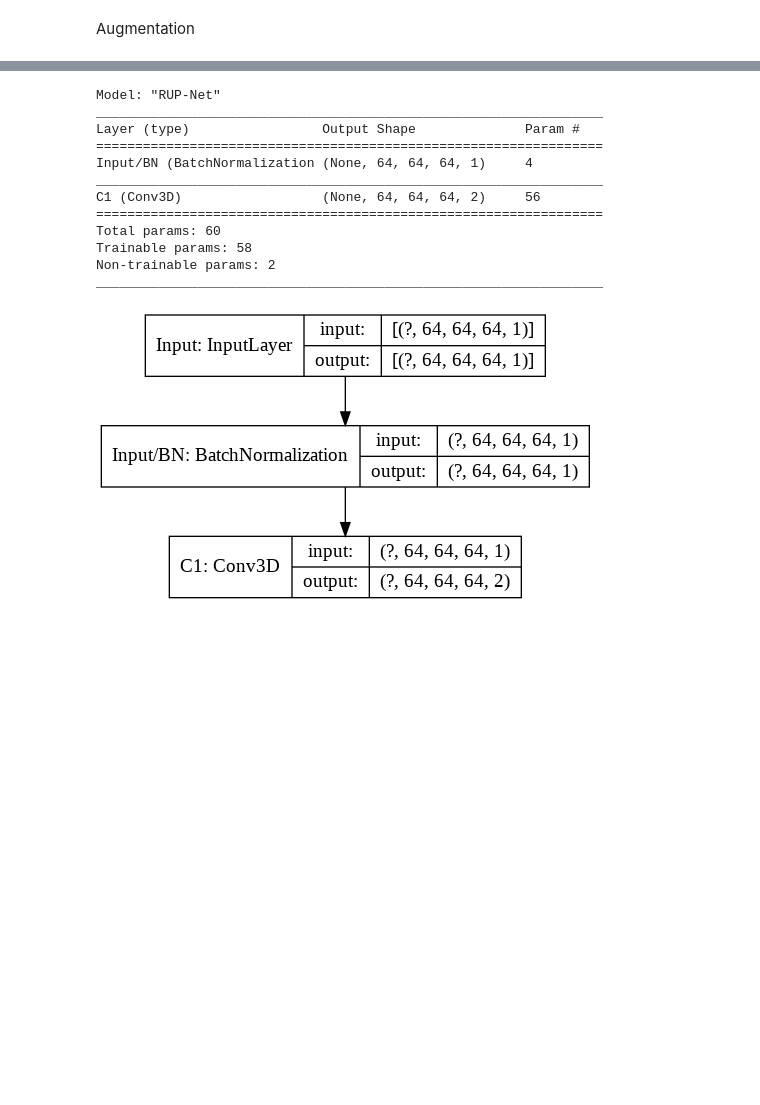
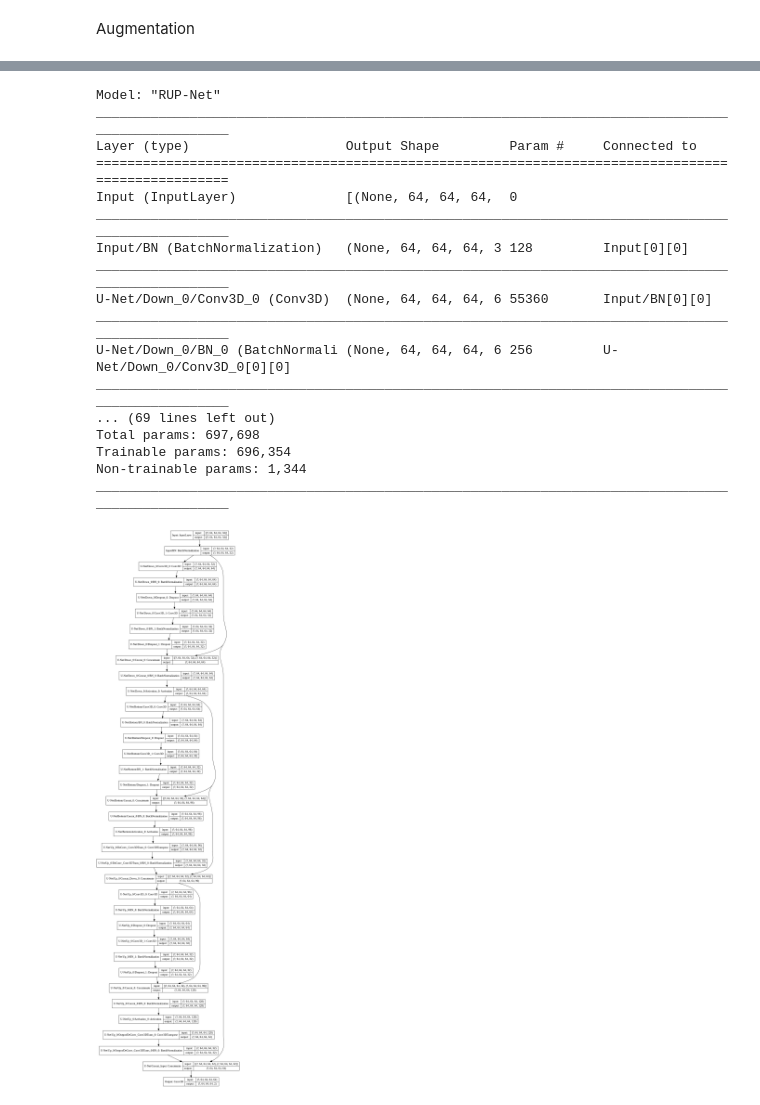
Before and after one commit to DarisaLLC/RUP-Net, a Jupyter notebook: RUP_Net.ipynb, the cells around one changed output, grey strips where cells are left out. Cells and saved outputs as stored; diff of their text form; code cells hidden in the pictures; blank space fills up the shorter version.

Commit message:
1. ResNet done. 2. U-Net done. 3. Pooling done. 4. Add/Concat done. 5. Conv3DTranspose/UpSampling done. To do: tensorboard. metrics (dice, AUC ...). PDN

```diff
--- a/RUP_Net.ipynb
+++ b/RUP_Net.ipynb
@@ -76,6 +101,9 @@ test_fn=root_dir+"Data/test.h5"
 
 train_f=h5py.File(train_fn,'r')
 x_train, y_train=np.array(train_f['X']), np.array(train_f['Y'])
+#expand (B,D,W,H, Channel=1) to (B,D,W,H, START_NUM_OF_FILTERS) so I don't need concat first input layer multiple times.
+#same as x_test
+x_train=tf.repeat(x_train, START_NUM_OF_FILTERS, axis=CHANNEL_AXIS)
 
 SHUFFLE_SIZE=BATCH_SIZE*np.prod(y_train.shape)
 
@@ -85,6 +113,9 @@ train_set=tf.data.Dataset.from_tensor_slices((x_train, y_train))
 
 test_f=h5py.File(test_fn,'r')
 x_test, y_test=np.array(test_f['X']), np.array(test_f['Y'])
+x_test=tf.repeat(x_test, START_NUM_OF_FILTERS, axis=CHANNEL_AXIS)
 y_test=tf.one_hot(y_test, 2, CHANNEL_AXIS)
 #print(x_train.shape, y_train.shape)
 #print(x_test.shape, y_test.shape)
+
+print(train_set.element_spec)
@@ -183,29 +208,0 @@ print(y_train.shape)
-# %%
-#  keras.layers.BatchNormalization(),
-model = keras.Sequential([
-  keras.layers.InputLayer(input_shape=x_train.shape[1:], name="Input"),
-  keras.layers.BatchNormalization(name="Input/BN"),
-  keras.layers.Conv3D(2, kernel_size=(3,3,3), padding="same",activation=keras.activations.relu, name="C1")
-],
-name="RUP-Net")
-
-model.compile(optimizer=keras.optimizers.Adam(),
-              loss=keras.losses.CategoricalCrossentropy(from_logits=True),
-              metrics=['accuracy'])
-model.summary()
-
-keras.utils.plot_model(model, 'RUP-Net.png', show_shapes=True)
-# %% [output]
-Model: "RUP-Net"
-_________________________________________________________________
-Layer (type)                 Output Shape              Param #
-=================================================================
-Input/BN (BatchNormalization (None, 64, 64, 64, 1)     4
-_________________________________________________________________
-C1 (Conv3D)                  (None, 64, 64, 64, 2)     56
-=================================================================
-Total params: 60
-Trainable params: 58
-Non-trainable params: 2
-_________________________________________________________________
-[figure, removed]
@@ -212 +289,42 @@ _________________________________________________________________
+# %%
+with tf.name_scope("Input"):
+  input_layer = keras.Input(shape=x_train.shape[1:], name="Input")
+  x=input_layer
+  ##use Conv3D to make (?, 64,64,64,1) to (?,64,64,64,32)
+  ##x = keras.layers.Conv3D(START_NUM_OF_FILTERS, kernel_size=3, padding="same",activation=keras.activations.relu, name="Input/Conv3D")(x)
+  ##use Concat to make (?, 64,64,64,1) to (?,64,64,64,32)
+  #for i in range(START_NUM_OF_FILTERS-1):
+  #  x=keras.layers.Concatenate(axis=CHANNEL_AXIS)([x, input_layer])
+  x = keras.layers.BatchNormalization(name="Input/BN")(x)
+x = u_net(input_layer=x, filters=START_NUM_OF_FILTERS, conv_size=3, name = "U-Net", isres=ISRES, ispool=ISPOOL,
+          layer_depth=UNET_DEPTH, deconv=DECONV, isadd=False)
+
+x = keras.layers.Conv3D(NUM_CLASS, kernel_size=3, padding="same",activation=keras.activations.relu, name="Output")(x)
+
+model = keras.Model(input_layer, x, name="RUP-Net")
+
+model.compile(optimizer=keras.optimizers.Adam(),
+              loss=keras.losses.CategoricalCrossentropy(from_logits=True),
+              metrics=['accuracy'])
+model.summary()
+keras.utils.plot_model(model, 'RUP-Net.png', show_shapes=True)
+# %% [output]
+Model: "RUP-Net"
+__________________________________________________________________________________________________
+Layer (type)                    Output Shape         Param #     Connected to
+==================================================================================================
+Input (InputLayer)              [(None, 64, 64, 64,  0
+__________________________________________________________________________________________________
+Input/BN (BatchNormalization)   (None, 64, 64, 64, 3 128         Input[0][0]
+__________________________________________________________________________________________________
+U-Net/Down_0/Conv3D_0 (Conv3D)  (None, 64, 64, 64, 6 55360       Input/BN[0][0]
+__________________________________________________________________________________________________
+U-Net/Down_0/BN_0 (BatchNormali (None, 64, 64, 64, 6 256         U-Net/Down_0/Conv3D_0[0][0]
+__________________________________________________________________________________________________
+... (69 lines left out)
+Total params: 697,698
+Trainable params: 696,354
+Non-trainable params: 1,344
+__________________________________________________________________________________________________
+[figure, added]
 # %%
```
Also changed, not shown: parts of 7 cells of this notebook.
